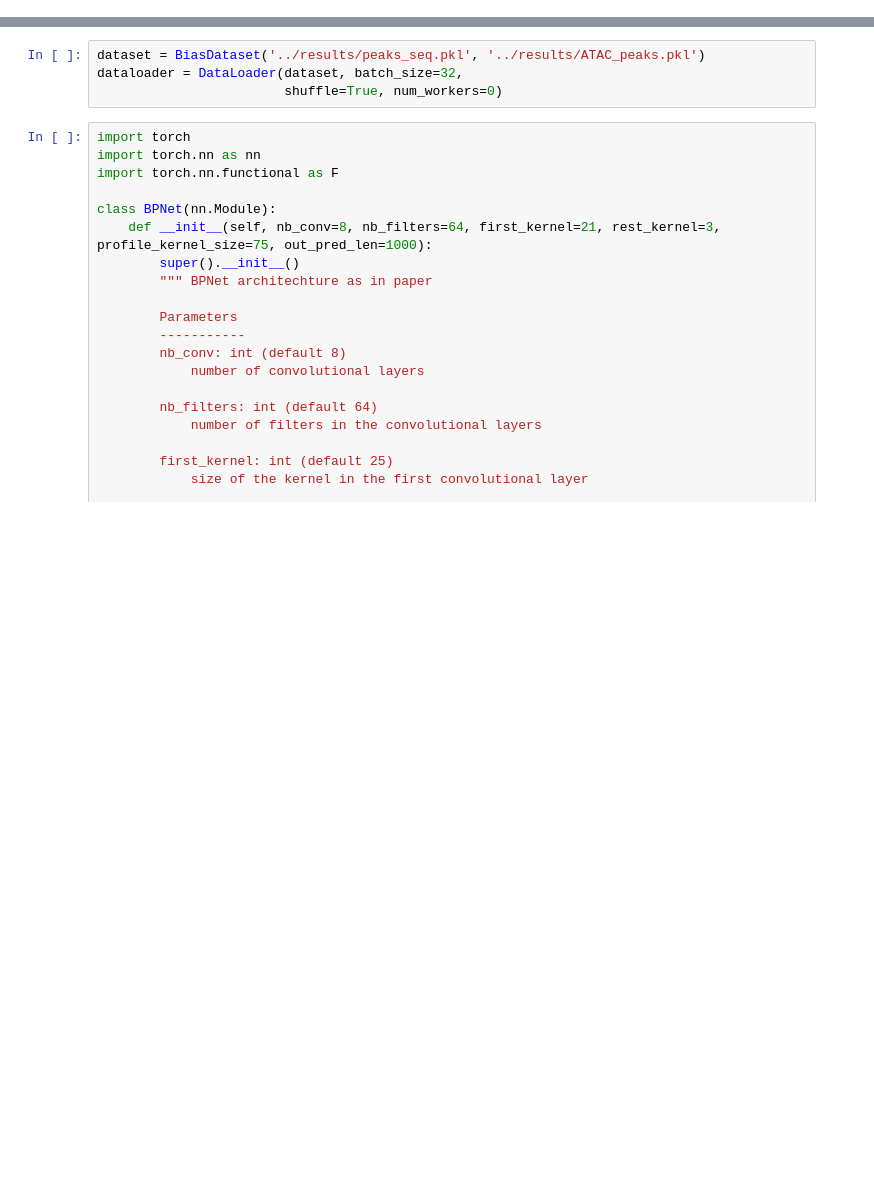
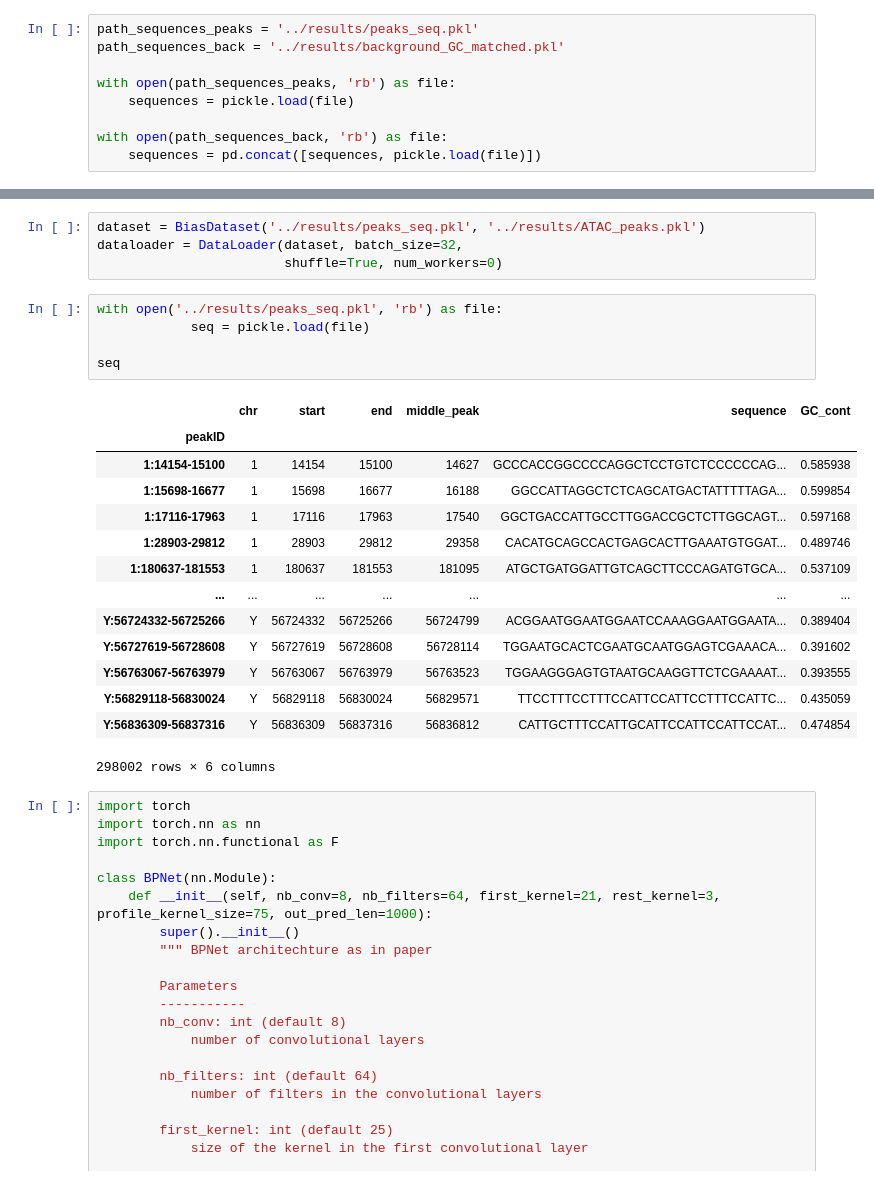
Before and after one commit to alexiaDorm/master-thesis, a Jupyter notebook: src/model.ipynb, the cells around one changed output, grey strips where cells are left out. Cells and saved outputs as stored; diff of their text form; blank space fills up the shorter version.

```diff
--- a/src/model.ipynb
+++ b/src/model.ipynb
@@ -96,3 +96,12 @@ class PeaksDataset(Dataset):
         input = torch.from_numpy(self.sequences[self.ATAC_track.index[idx]])
 
         return input, time, cell_type, track
+# %%
+path_sequences_peaks = '../results/peaks_seq.pkl'
+path_sequences_back = '../results/background_GC_matched.pkl'
+
+with open(path_sequences_peaks, 'rb') as file:
+    sequences = pickle.load(file)
+
+with open(path_sequences_back, 'rb') as file:
+    sequences = pd.concat([sequences, pickle.load(file)])
@@ -100,6 +125,26 @@ class PeaksDataset(Dataset):
 dataset = BiasDataset('../results/peaks_seq.pkl', '../results/ATAC_peaks.pkl')
 dataloader = DataLoader(dataset, batch_size=32,
                         shuffle=True, num_workers=0)
+# %%
+with open('../results/peaks_seq.pkl', 'rb') as file:
+            seq = pickle.load(file)
+
+seq
+# %% [output]
+|  | chr | start | end | middle_peak | sequence | GC_cont |
+| peakID |  |  |  |  |  |  |
+| 1:14154-15100 | 1 | 14154 | 15100 | 14627 | GCCCACCGGCCCCAGGCTCCTGTCTCCCCCCAG... | 0.585938 |
+| 1:15698-16677 | 1 | 15698 | 16677 | 16188 | GGCCATTAGGCTCTCAGCATGACTATTTTTAGA... | 0.599854 |
+| 1:17116-17963 | 1 | 17116 | 17963 | 17540 | GGCTGACCATTGCCTTGGACCGCTCTTGGCAGT... | 0.597168 |
+| 1:28903-29812 | 1 | 28903 | 29812 | 29358 | CACATGCAGCCACTGAGCACTTGAAATGTGGAT... | 0.489746 |
+| 1:180637-181553 | 1 | 180637 | 181553 | 181095 | ATGCTGATGGATTGTCAGCTTCCCAGATGTGCA... | 0.537109 |
+| ... | ... | ... | ... | ... | ... | ... |
+| Y:56724332-56725266 | Y | 56724332 | 56725266 | 56724799 | ACGGAATGGAATGGAATCCAAAGGAATGGAATA... | 0.389404 |
+| Y:56727619-56728608 | Y | 56727619 | 56728608 | 56728114 | TGGAATGCACTCGAATGCAATGGAGTCGAAACA... | 0.391602 |
+| Y:56763067-56763979 | Y | 56763067 | 56763979 | 56763523 | TGGAAGGGAGTGTAATGCAAGGTTCTCGAAAAT... | 0.393555 |
+| Y:56829118-56830024 | Y | 56829118 | 56830024 | 56829571 | TTCCTTTCCTTTCCATTCCATTCCTTTCCATTC... | 0.435059 |
+| Y:56836309-56837316 | Y | 56836309 | 56837316 | 56836812 | CATTGCTTTCCATTGCATTCCATTCCATTCCAT... | 0.474854 |
+298002 rows × 6 columns
 # %%
 import torch
 import torch.nn as nn
```
Also changed, not shown: parts of 1 cell of this notebook, 8 other files.
